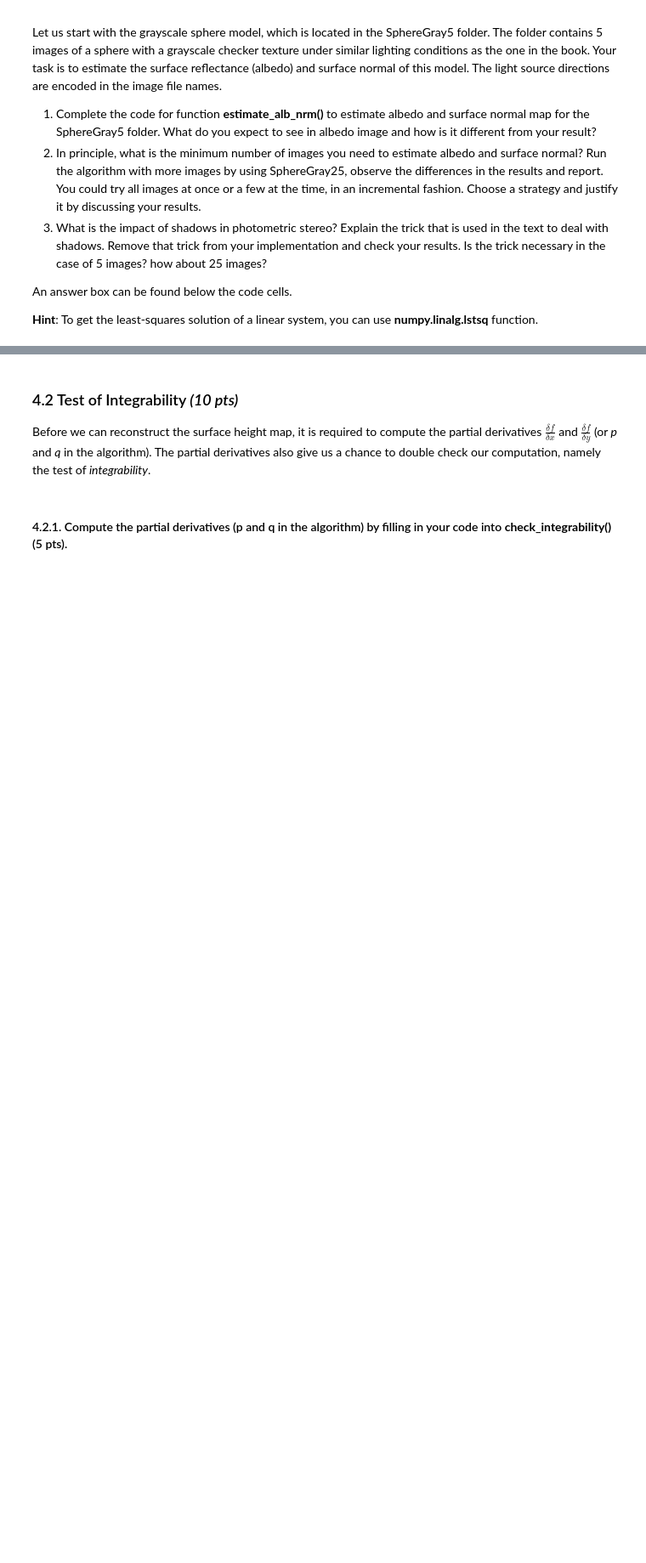
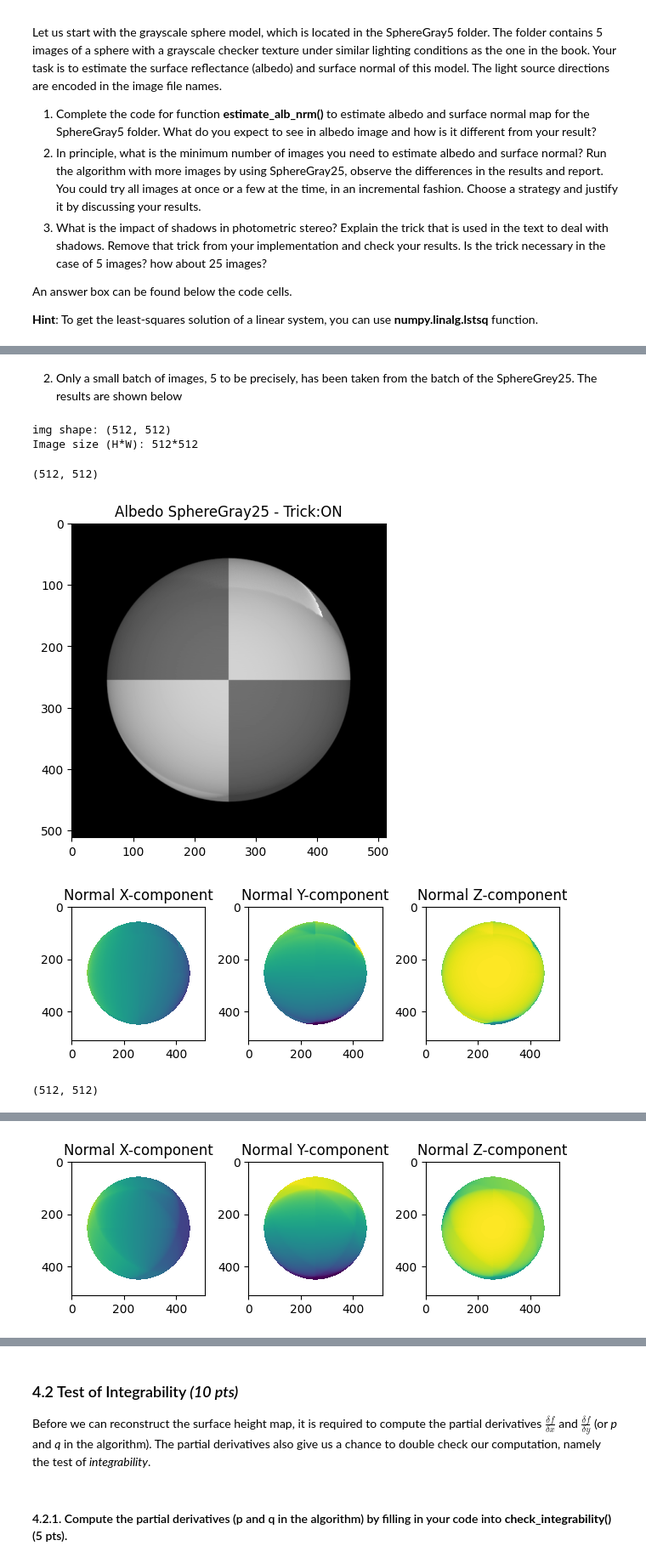
Before and after one commit to danilotpnta/computer_vission1, a Jupyter notebook: Lab1/CV1_Lab1_Students.ipynb, the cells around one changed output, grey strips where cells are left out. Shown at 85% size. Cells and saved outputs as stored; diff of their text form; code cells hidden in the pictures; blank space fills up the shorter version.

```diff
--- a/Lab1/CV1_Lab1_Students.ipynb
+++ b/Lab1/CV1_Lab1_Students.ipynb
@@ -673,0 +667,20 @@ Image size (H*W): 512*512
+# %% [markdown]
+2. Only a small batch of images, 5 to be precisely, has been taken from the batch of the SphereGrey25. The results are shown below
+# %%
+# load syn images
+image_stack, scriptV = load_syn_images(image_dir='./images/photometrics_images/SphereGray25/', num_im=5)
+
+# estimate_alb_nrm
+albedo_25_batch, normal_25_batch = estimate_alb_nrm(image_stack, scriptV, True)
+albedo_shadTrick_off_25_batch, normal_shadTrick_off_25_batch = estimate_alb_nrm(image_stack, scriptV, False)
+
+# Show results for SphereGray25
+show_results(albedo_25_batch, normal_25_batch, num_imgs=25, trick="ON")
+show_results(albedo_shadTrick_off_25_batch, normal_shadTrick_off_25_batch, num_imgs=25, trick="OFF")
+# %% [output]
+img shape: (512, 512)
+Image size (H*W): 512*512
+(512, 512)
+[figure, added]
+[figure, added]
+(512, 512)
@@ -673,0 +688 @@ Image size (H*W): 512*512
+[figure, added]
```
Also changed, not shown: parts of 17 cells of this notebook.
